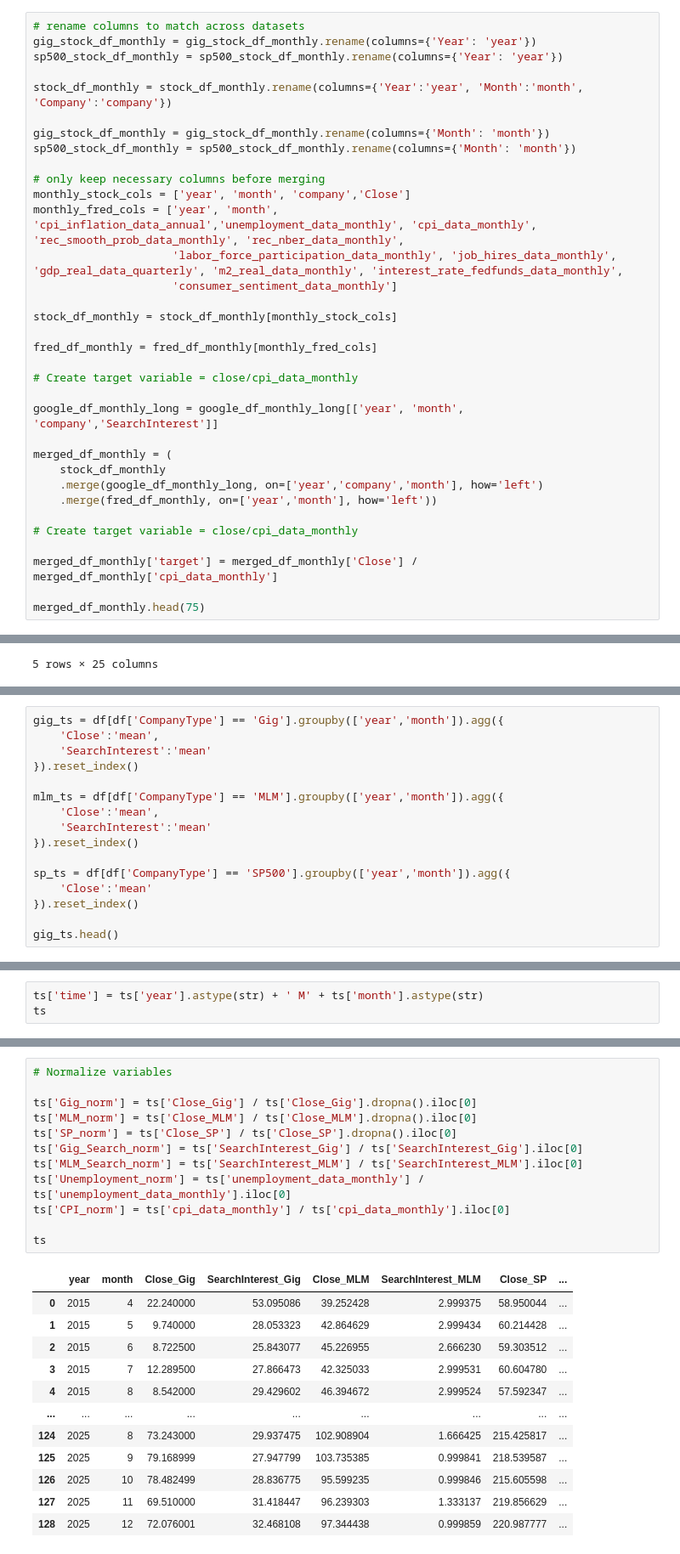
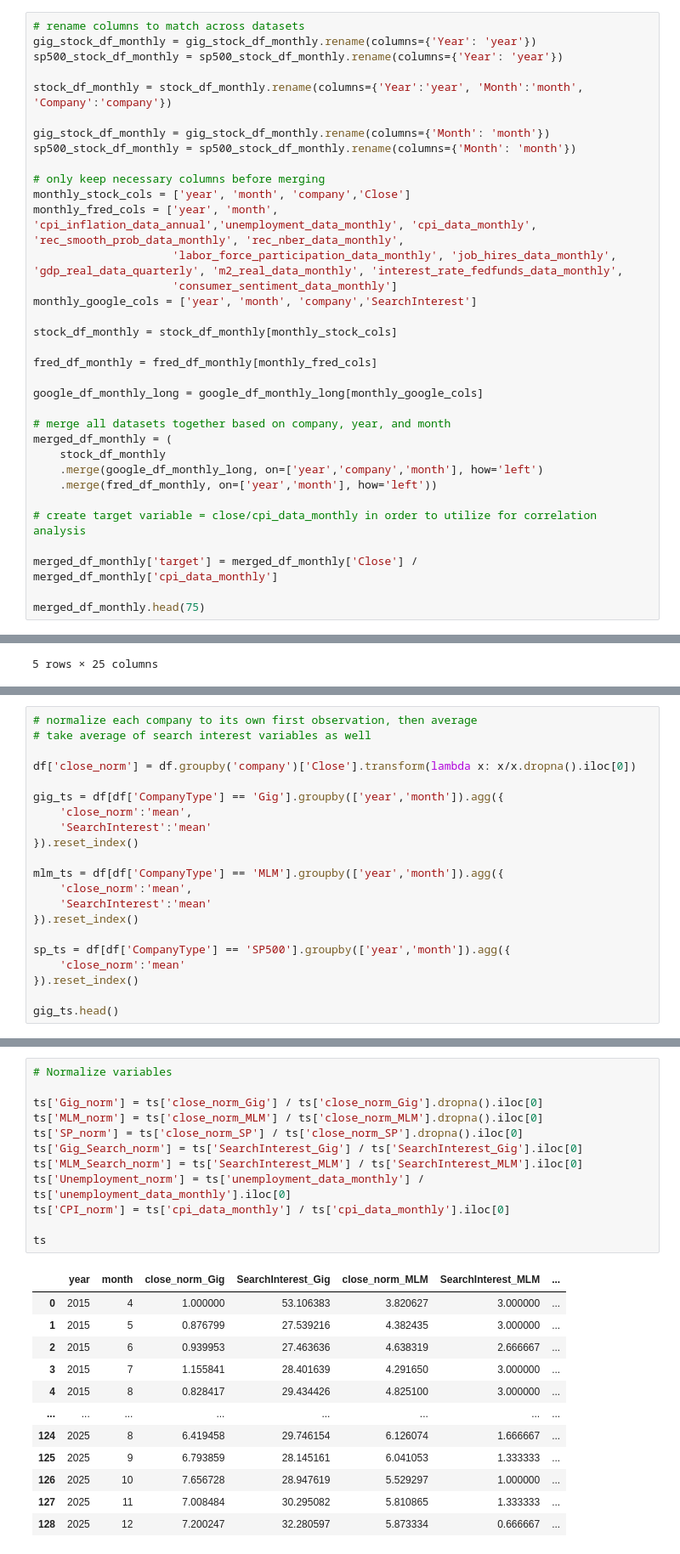
Before and after one commit to milleau98/2026-gig-data-analysis, a Jupyter notebook: notebooks/data-analyses/timeseries_plot.ipynb, the cells around one changed output, grey strips where cells are left out. Shown at 85% size. Drawn from its saved outputs; the diff is of its cells as text.

```diff
--- a/notebooks/data-analyses/timeseries_plot.ipynb
+++ b/notebooks/data-analyses/timeseries_plot.ipynb
@@ -78,21 +71,21 @@ monthly_stock_cols = ['year', 'month', 'company','Close']
 monthly_fred_cols = ['year', 'month', 'cpi_inflation_data_annual','unemployment_data_monthly', 'cpi_data_monthly', 'rec_smooth_prob_data_monthly', 'rec_nber_data_monthly',
                      'labor_force_participation_data_monthly', 'job_hires_data_monthly', 'gdp_real_data_quarterly', 'm2_real_data_monthly', 'interest_rate_fedfunds_data_monthly',
                      'consumer_sentiment_data_monthly']
+monthly_google_cols = ['year', 'month', 'company','SearchInterest']
 
 stock_df_monthly = stock_df_monthly[monthly_stock_cols]
 
 fred_df_monthly = fred_df_monthly[monthly_fred_cols]
 
-# Create target variable = close/cpi_data_monthly
+google_df_monthly_long = google_df_monthly_long[monthly_google_cols]
 
-google_df_monthly_long = google_df_monthly_long[['year', 'month', 'company','SearchInterest']]
-
+# merge all datasets together based on company, year, and month
 merged_df_monthly = (
     stock_df_monthly
     .merge(google_df_monthly_long, on=['year','company','month'], how='left')
     .merge(fred_df_monthly, on=['year','month'], how='left'))
 
-# Create target variable = close/cpi_data_monthly
+# create target variable = close/cpi_data_monthly in order to utilize for correlation analysis
 
 merged_df_monthly['target'] = merged_df_monthly['Close'] / merged_df_monthly['cpi_data_monthly']
 
@@ -185,16 +180,21 @@ time_series_df.head()
 # %%
+# normalize each company to its own first observation, then average
+# take average of search interest variables as well
+
+df['close_norm'] = df.groupby('company')['Close'].transform(lambda x: x/x.dropna().iloc[0])
+
 gig_ts = df[df['CompanyType'] == 'Gig'].groupby(['year','month']).agg({
-    'Close':'mean',
+    'close_norm':'mean',
     'SearchInterest':'mean'
 }).reset_index()
 
 mlm_ts = df[df['CompanyType'] == 'MLM'].groupby(['year','month']).agg({
-    'Close':'mean',
+    'close_norm':'mean',
     'SearchInterest':'mean'
 }).reset_index()
 
 sp_ts = df[df['CompanyType'] == 'SP500'].groupby(['year','month']).agg({
-    'Close':'mean'
+    'close_norm':'mean'
 }).reset_index()
 
 gig_ts.head()
@@ -244,4 +248 @@ ts
 129 rows × 9 columns
-# %%
-ts['time'] = ts['year'].astype(str) + ' M' + ts['month'].astype(str)
-ts
@@ -262,25 +249,25 @@ ts
 # %%
 # Normalize variables
 
-ts['Gig_norm'] = ts['Close_Gig'] / ts['Close_Gig'].dropna().iloc[0]
-ts['MLM_norm'] = ts['Close_MLM'] / ts['Close_MLM'].dropna().iloc[0]
-ts['SP_norm'] = ts['Close_SP'] / ts['Close_SP'].dropna().iloc[0]
+ts['Gig_norm'] = ts['close_norm_Gig'] / ts['close_norm_Gig'].dropna().iloc[0]
+ts['MLM_norm'] = ts['close_norm_MLM'] / ts['close_norm_MLM'].dropna().iloc[0]
+ts['SP_norm'] = ts['close_norm_SP'] / ts['close_norm_SP'].dropna().iloc[0]
 ts['Gig_Search_norm'] = ts['SearchInterest_Gig'] / ts['SearchInterest_Gig'].iloc[0]
 ts['MLM_Search_norm'] = ts['SearchInterest_MLM'] / ts['SearchInterest_MLM'].iloc[0]
 ts['Unemployment_norm'] = ts['unemployment_data_monthly'] / ts['unemployment_data_monthly'].iloc[0]
 ts['CPI_norm'] = ts['cpi_data_monthly'] / ts['cpi_data_monthly'].iloc[0]
 
 ts
 # %% [output]
-|  | year | month | Close_Gig | SearchInterest_Gig | Close_MLM | SearchInterest_MLM | Close_SP | ... |
-| 0 | 2015 | 4 | 22.240000 | 53.095086 | 39.252428 | 2.999375 | 58.950044 | ... |
-| 1 | 2015 | 5 | 9.740000 | 28.053323 | 42.864629 | 2.999434 | 60.214428 | ... |
-| 2 | 2015 | 6 | 8.722500 | 25.843077 | 45.226955 | 2.666230 | 59.303512 | ... |
-| 3 | 2015 | 7 | 12.289500 | 27.866473 | 42.325033 | 2.999531 | 60.604780 | ... |
-| 4 | 2015 | 8 | 8.542000 | 29.429602 | 46.394672 | 2.999524 | 57.592347 | ... |
-| ... | ... | ... | ... | ... | ... | ... | ... | ... |
-| 124 | 2025 | 8 | 73.243000 | 29.937475 | 102.908904 | 1.666425 | 215.425817 | ... |
-| 125 | 2025 | 9 | 79.168999 | 27.947799 | 103.735385 | 0.999841 | 218.539587 | ... |
-| 126 | 2025 | 10 | 78.482499 | 28.836775 | 95.599235 | 0.999846 | 215.605598 | ... |
-| 127 | 2025 | 11 | 69.510000 | 31.418447 | 96.239303 | 1.333137 | 219.856629 | ... |
-| 128 | 2025 | 12 | 72.076001 | 32.468108 | 97.344438 | 0.999859 | 220.987777 | ... |
+|  | year | month | close_norm_Gig | SearchInterest_Gig | close_norm_MLM | SearchInterest_MLM | ... |
+| 0 | 2015 | 4 | 1.000000 | 53.106383 | 3.820627 | 3.000000 | ... |
+| 1 | 2015 | 5 | 0.876799 | 27.539216 | 4.382435 | 3.000000 | ... |
+| 2 | 2015 | 6 | 0.939953 | 27.463636 | 4.638319 | 2.666667 | ... |
+| 3 | 2015 | 7 | 1.155841 | 28.401639 | 4.291650 | 3.000000 | ... |
+| 4 | 2015 | 8 | 0.828417 | 29.434426 | 4.825100 | 3.000000 | ... |
+| ... | ... | ... | ... | ... | ... | ... | ... |
+| 124 | 2025 | 8 | 6.419458 | 29.746154 | 6.126074 | 1.666667 | ... |
+| 125 | 2025 | 9 | 6.793859 | 28.145161 | 6.041053 | 1.333333 | ... |
+| 126 | 2025 | 10 | 7.656728 | 28.947619 | 5.529297 | 1.000000 | ... |
+| 127 | 2025 | 11 | 7.008484 | 30.295082 | 5.810865 | 1.333333 | ... |
+| 128 | 2025 | 12 | 7.200247 | 32.280597 | 5.873334 | 0.666667 | ... |
```
Also changed, not shown: parts of 13 cells of this notebook.
